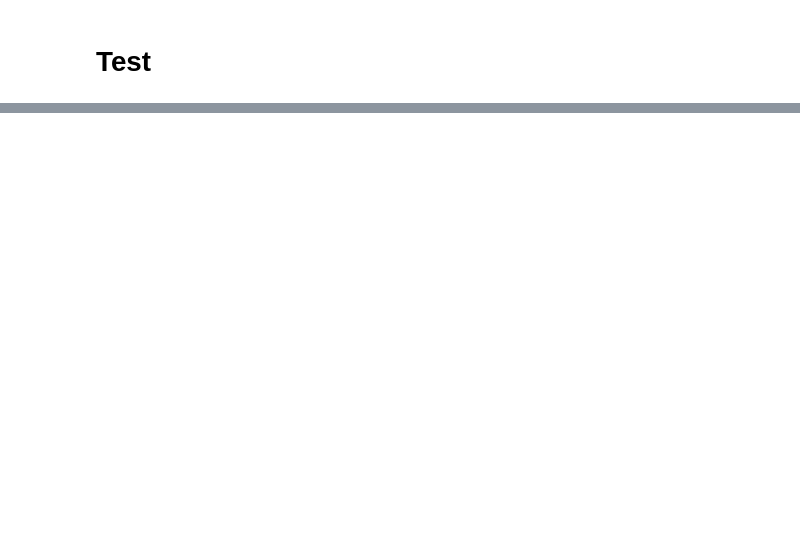
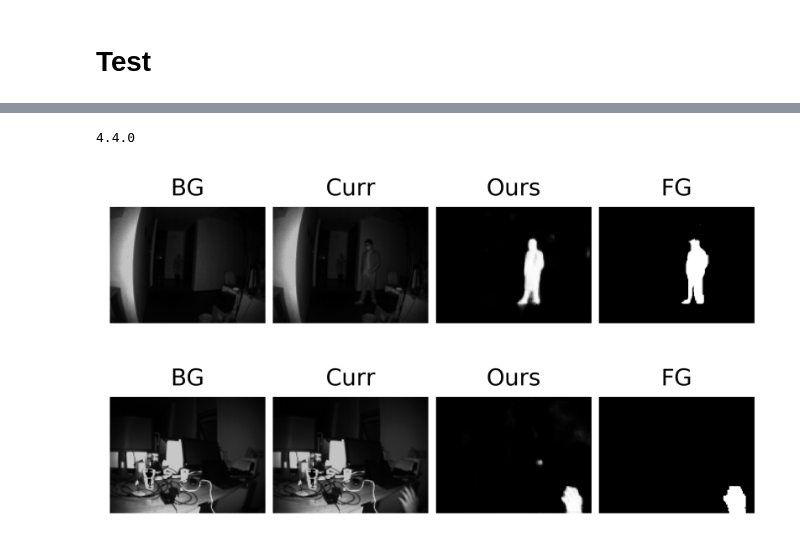
Before and after one commit to chendetong1993/ForegroundDetectionToF, a Jupyter notebook: ForegroundDetectionToF.ipynb, the cells around one changed output, grey strips where cells are left out. Cells and saved outputs as stored; diff of their text form; code cells hidden in the pictures; blank space fills up the shorter version.

```diff
--- a/ForegroundDetectionToF.ipynb
+++ b/ForegroundDetectionToF.ipynb
@@ -655,0 +598,2 @@ for x, y_true in test_datasets_format:
+# %%
+pd_path = 'E:\\Github\\ForegroundDetectionToF\\ForegroundDetectionToF.pd'
@@ -655,0 +655,27 @@ for x, y_true in test_datasets_format:
+# %%
+#Test with OpenCV
+
+import numpy as np
+import cv2 as cv
+
+print(cv.__version__)
+
+model_cv = cv.dnn.readNetFromTensorflow(pd_path)
+
+for x, y_true in test_datasets_format:
+    x, y_true = x.numpy(), y_true.numpy()
+    # x = aug_2d_guass(x).numpy()
+    model_cv.setInput(np.transpose(x, (0, 3, 1, 2)))
+    y_pred = np.transpose(model_cv.forward(), (0, 2, 3, 1))
+    y_true = y_true[:,:,:,0]
+    y_pred = y_pred[:,:,:,0]
+
+    for i in range(2):
+        # Background && Current && Inter-Frame y_diff && Ours && Foreground (Ground Truth)
+        imgs_visualization((x[i][:,:,0], x[i][:,:,1], y_pred[i], y_true[i]),
+                          ["BG", "Curr", "Ours", "FG"])
+    break
+# %% [output]
+4.4.0
+[figure, added]
+[figure, added]
```
Also changed, not shown: parts of 15 cells of this notebook, 2 other files.
